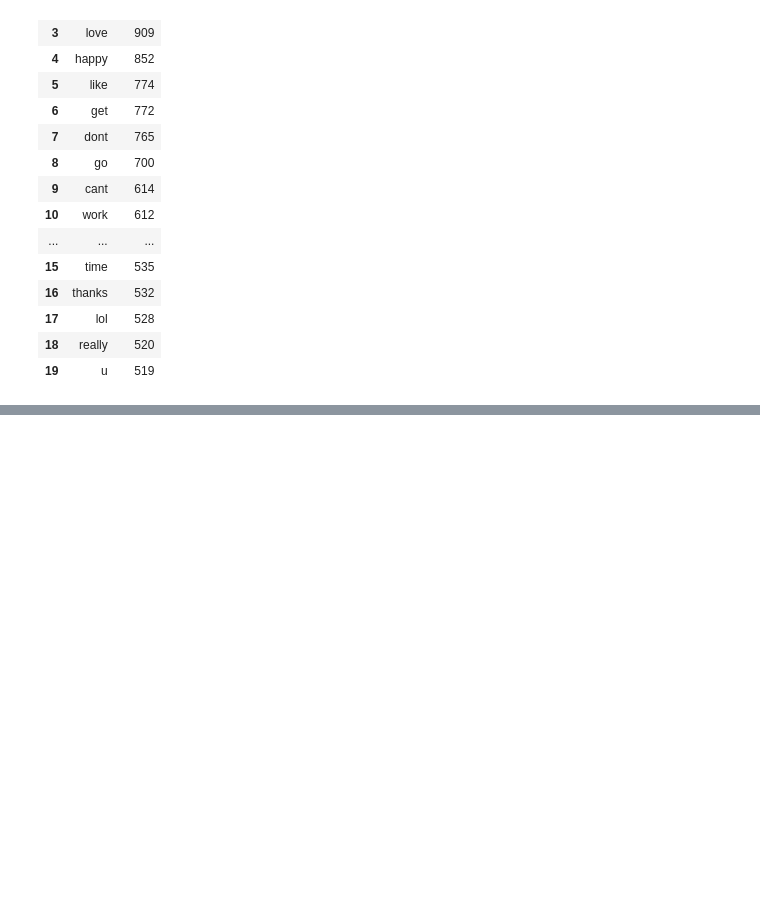
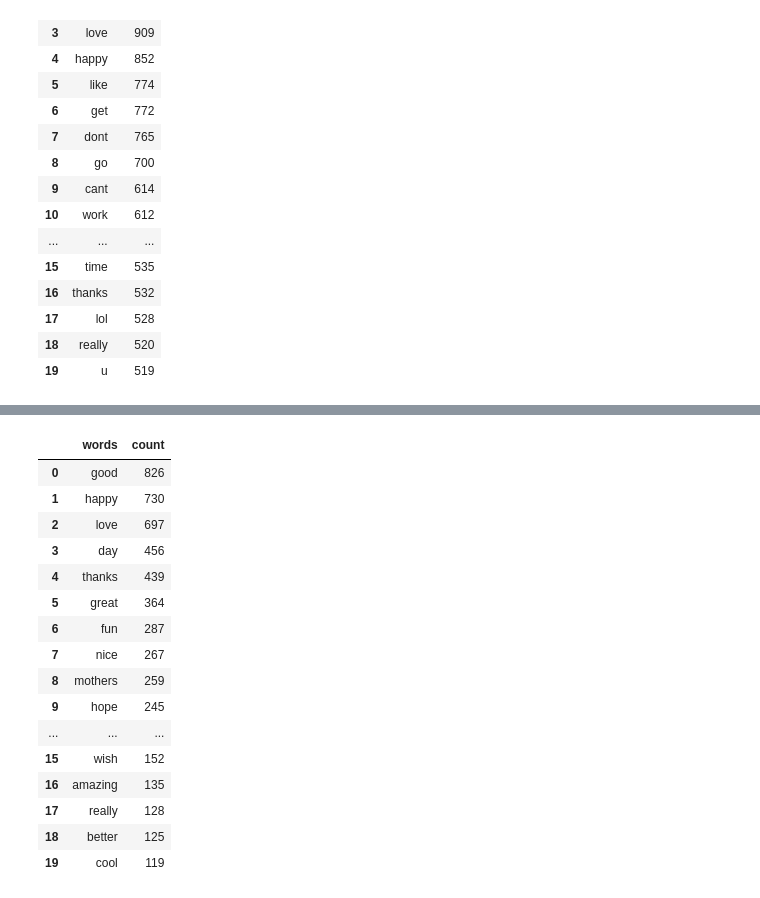
Before and after one commit to NanoPyro/prec_class, a Jupyter notebook: Midterm_Project.ipynb, the cells around one changed output, grey strips where cells are left out. Cells and saved outputs as stored; diff of their text form; code cells hidden in the pictures; blank space fills up the shorter version.

```diff
--- a/Midterm_Project.ipynb
+++ b/Midterm_Project.ipynb
@@ -385,0 +443,30 @@ fig.show()
+# %%
+train['sel_txt_no_stopword'] = dup
+train['txt_no_stopword'] = temp_lst
+
+pos = train[train['sentiment'] == 'positive']
+neg = train[train['sentiment'] == 'negative']
+neu = train[train['sentiment'] == 'neutral']
+# %%
+cnt = Counter([txt for lst in pos['sel_txt_no_stopword'] for txt in lst])
+pos_df = pd.DataFrame(cnt.most_common(20))
+pos_df.columns = ['words', 'count']
+pos_df.style.background_gradient(cmap='Reds')
+# %% [output]
+|  | words | count |
+| 0 | good | 826 |
+| 1 | happy | 730 |
+| 2 | love | 697 |
+| 3 | day | 456 |
+| 4 | thanks | 439 |
+| 5 | great | 364 |
+| 6 | fun | 287 |
+| 7 | nice | 267 |
+| 8 | mothers | 259 |
+| 9 | hope | 245 |
+| ... | ... | ... |
+| 15 | wish | 152 |
+| 16 | amazing | 135 |
+| 17 | really | 128 |
+| 18 | better | 125 |
+| 19 | cool | 119 |
```
Also changed, not shown: parts of 25 cells of this notebook.
